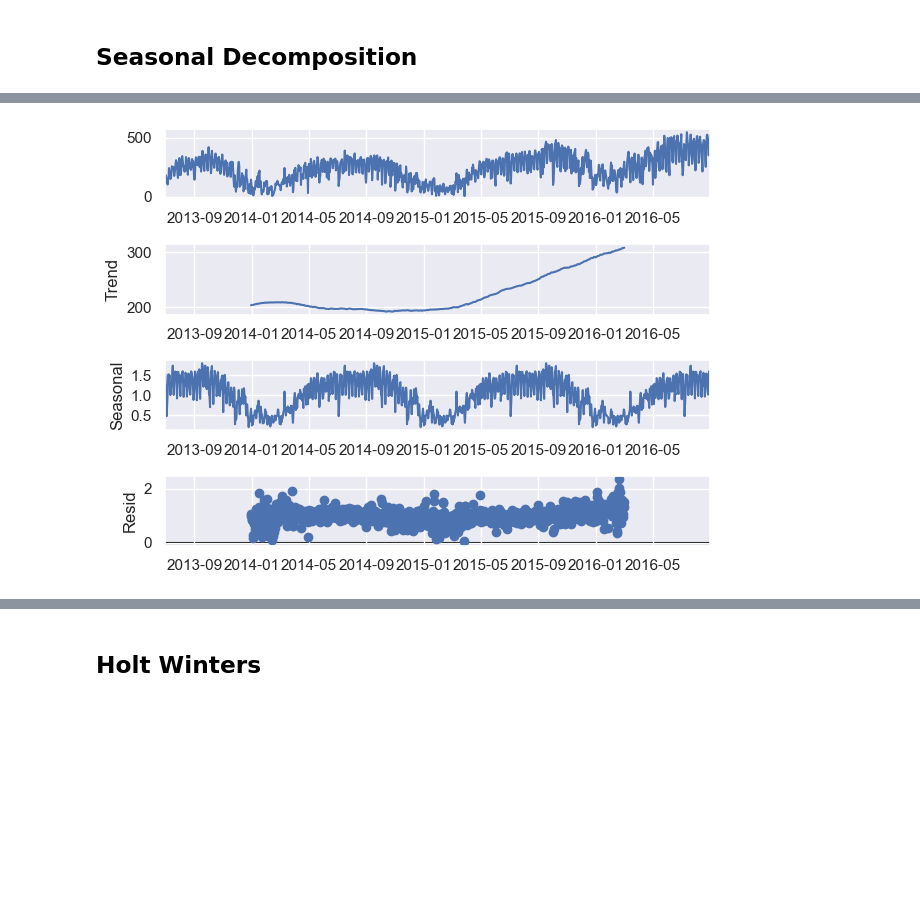
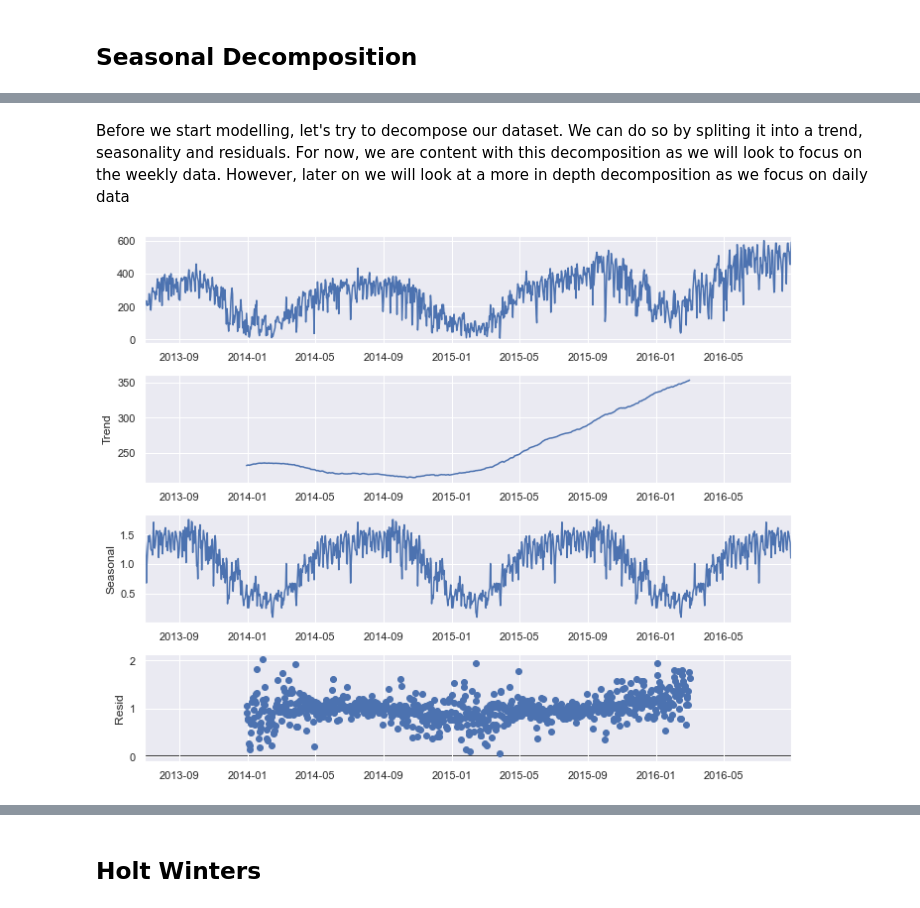
Before and after one commit to scunden/citi-bike, a Jupyter notebook: 2. Citibike usage forecast.ipynb, the cells around one changed output, grey strips where cells are left out. Cells and saved outputs as stored; diff of their text form; code cells hidden in the pictures; blank space fills up the shorter version.

```diff
--- a/2. Citibike usage forecast.ipynb
+++ b/2. Citibike usage forecast.ipynb
@@ -74,7 +107,12 @@ ax.axvline(start+relativedelta(years=3), linestyle='--', color='gray')
+# %% [markdown]
+Before we start modelling, let's try to decompose our dataset. We can do so by spliting it into a trend, seasonality and residuals. For now, we are content with this decomposition as we will look to focus on the weekly data. However, later on we will look at a more in depth decomposition as we focus on daily data
 # %%
 decomposition = seasonal_decompose(agg,
                                    model = 'multiplicative',
                                    period = 365)
-decomposition.plot();
+fig = decomposition.plot();
+fig.set_size_inches((10,8))
+fig.tight_layout()
+fig.savefig('images/decomposition.png')
 # %% [output]
-[figure, old version]
+[figure, new version]
```
Also changed, not shown: parts of 67 cells of this notebook, 15 other files.
